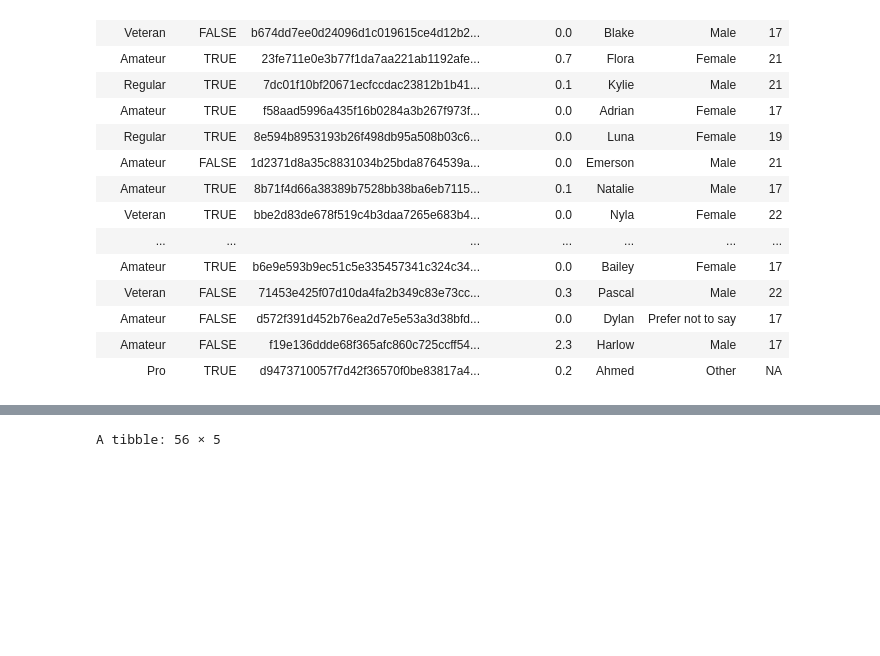
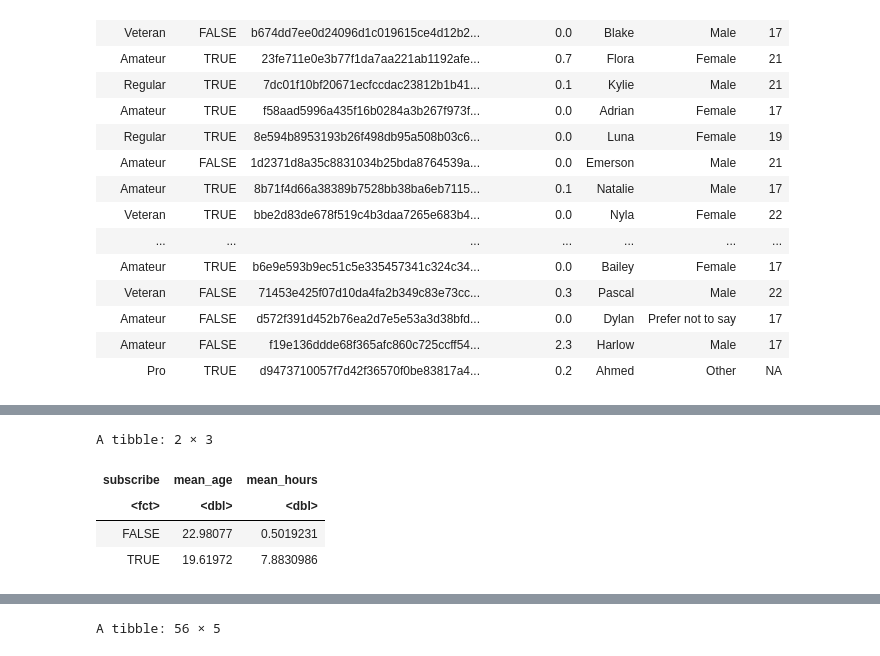
Before and after one commit to ch3lsmac/dsci-100-2025s1, a Jupyter notebook: Project.ipynb, the cells around one changed output, grey strips where cells are left out. Drawn from its saved outputs; the diff is of its cells as text; code cells hidden in the pictures; blank space fills up the shorter version.

```diff
--- a/Project.ipynb
+++ b/Project.ipynb
@@ -98,0 +138,12 @@ Now that the data is wrangled and tidy, I will create some visualizations with t
+# %%
+players_summary <- players_tidy |>
+    group_by(subscribe) |>
+    summarize(mean_age = mean(Age),
+              mean_hours = mean(played_hours))
+players_summary
+# %% [output]
+A tibble: 2 × 3
+| subscribe | mean_age | mean_hours |
+| <fct> | <dbl> | <dbl> |
+| FALSE | 22.98077 | 0.5019231 |
+| TRUE | 19.61972 | 7.8830986 |
```
Also changed, not shown: parts of 13 cells of this notebook.
